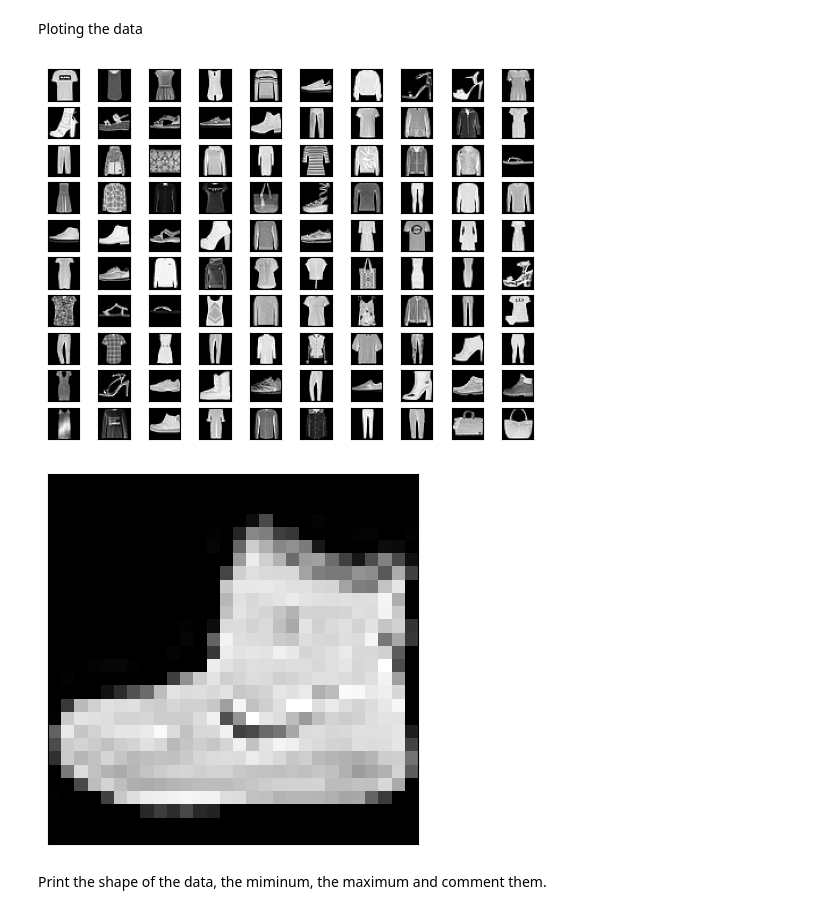
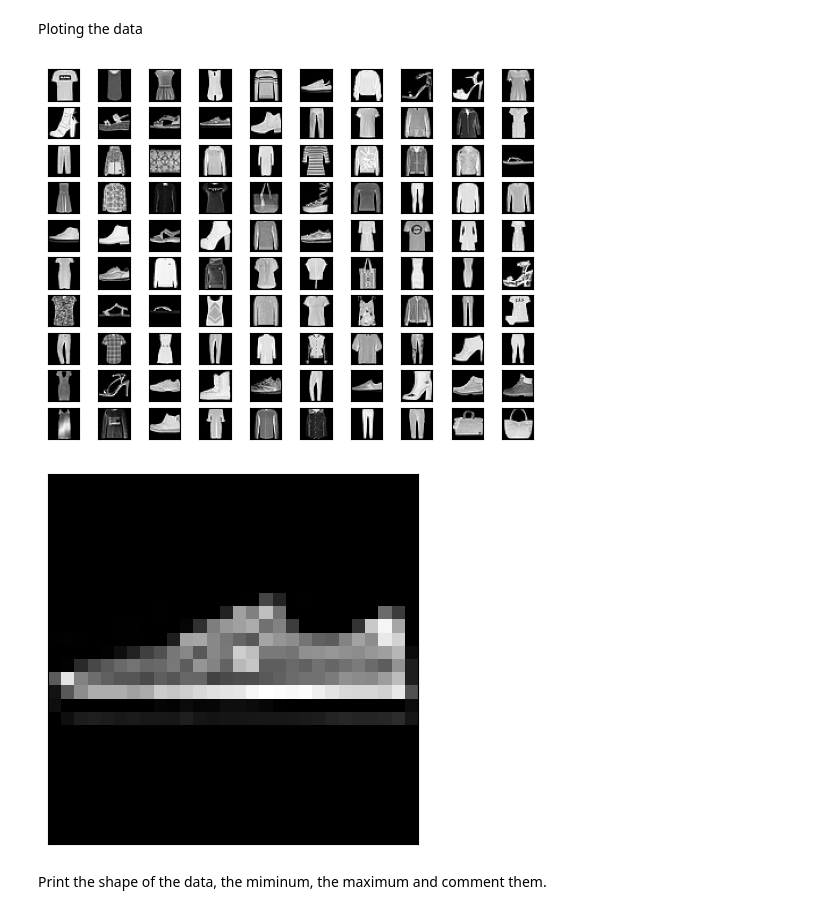
Before and after one commit to youcef-benmohammed/deep_learning, a Jupyter notebook: Fashion_MNIST_deeplearning.ipynb, the cells around one changed output. Drawn from its saved outputs; the diff is of its cells as text; code cells hidden in the pictures.

```diff
--- a/Fashion_MNIST_deeplearning.ipynb
+++ b/Fashion_MNIST_deeplearning.ipynb
@@ -50,35 +52,35 @@ def plot_10_by_10_images(images):
     """ Plot 100 MNIST images in a 10 by 10 table. Note that we crop
     the images so that they appear reasonably close together.  The
     image is post-processed to give the appearance of being continued."""
     fig = plt.figure()
     #image = np.concatenate(images, axis=1)
     for x in range(10):
         for y in range(10):
             ax = fig.add_subplot(10, 10, 10*y+x+1)
             plt.imshow(images[10*y+x+1].reshape(28, 28))
             plt.gray()
             ax.get_xaxis().set_visible(False)
             ax.get_yaxis().set_visible(False)
     plt.show()
 
 def plot_mnist_digit(image):
     """ Plot a single MNIST image."""
     fig = plt.figure()
     ax = fig.add_subplot(1, 1, 1)
     plt.imshow(image.reshape(28, 28))
     plt.gray()
     ax.get_xaxis().set_visible(False)
     ax.get_yaxis().set_visible(False)
     plt.show()
 
 
 
 plot_10_by_10_images(X_train_vect)
 
-plot_mnist_digit(X_train_vect[0])
+plot_mnist_digit(X_train_vect[14])
 # %% [output]
 [figure]
-[figure, old version]
+[figure, new version]
 # %% [markdown]
 Print the shape of the data, the miminum, the maximum and comment them.
 # %%
```
Also changed, not shown: parts of 39 cells of this notebook.
